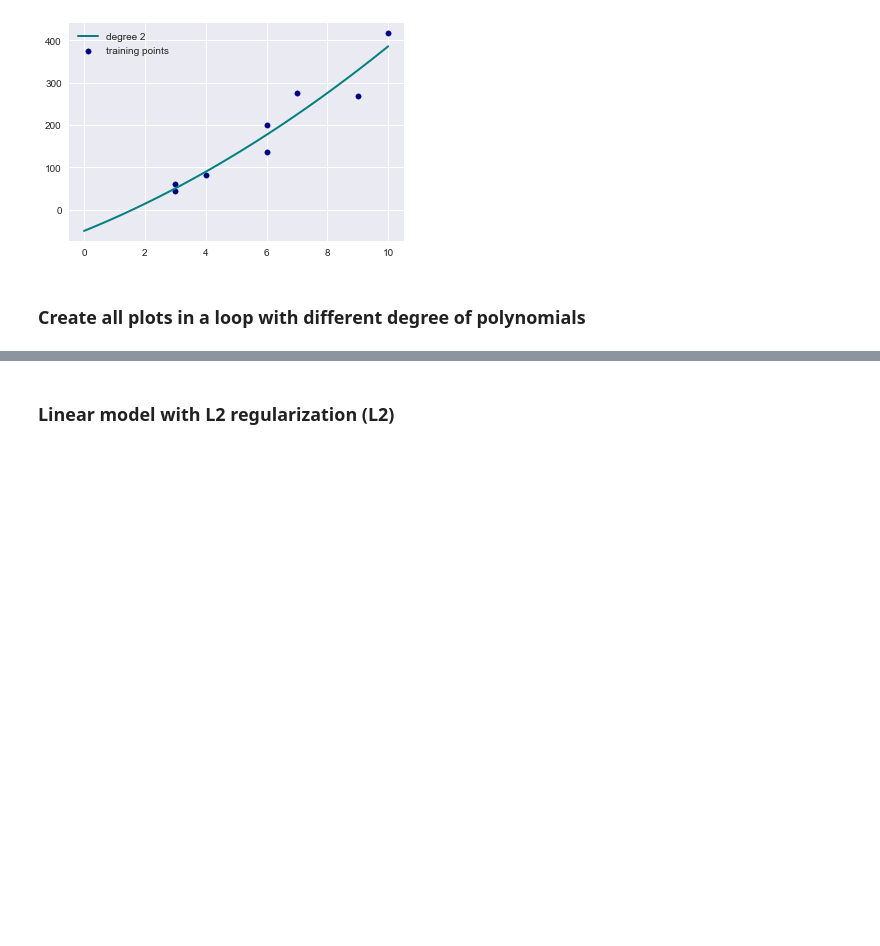
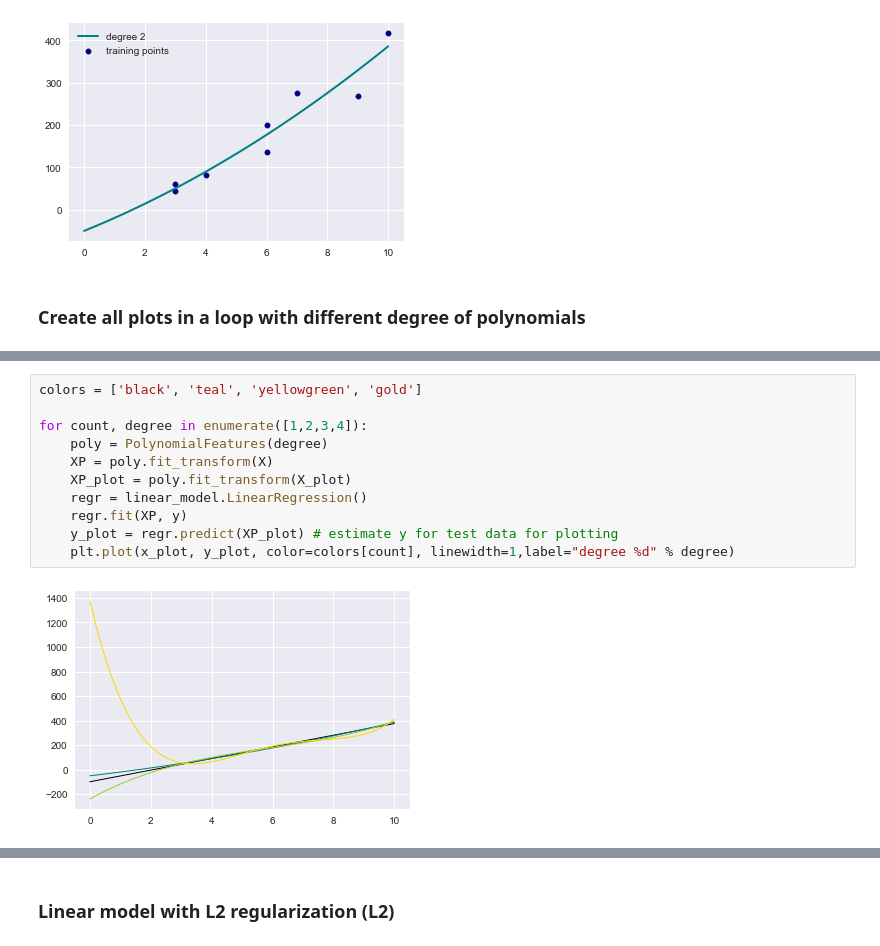
Before and after one commit to rajaharsha/Machine-Learning, a Jupyter notebook: Course-Notebooks/Linear Regression.ipynb, the cells around one changed output, grey strips where cells are left out. Saved outputs shown, nothing was run; the diff lists cells and outputs as text; blank space fills up the shorter version.

```diff
--- a/Course-Notebooks/Linear Regression.ipynb
+++ b/Course-Notebooks/Linear Regression.ipynb
@@ -621,0 +666,13 @@ plt.show()
+# %%
+colors = ['black', 'teal', 'yellowgreen', 'gold']
+
+for count, degree in enumerate([1,2,3,4]):
+    poly = PolynomialFeatures(degree)
+    XP = poly.fit_transform(X)
+    XP_plot = poly.fit_transform(X_plot)
+    regr = linear_model.LinearRegression()
+    regr.fit(XP, y)
+    y_plot = regr.predict(XP_plot) # estimate y for test data for plotting
+    plt.plot(x_plot, y_plot, color=colors[count], linewidth=1,label="degree %d" % degree)
+# %% [output]
+[figure, added]
```
Also changed, not shown: parts of 9 cells of this notebook.
